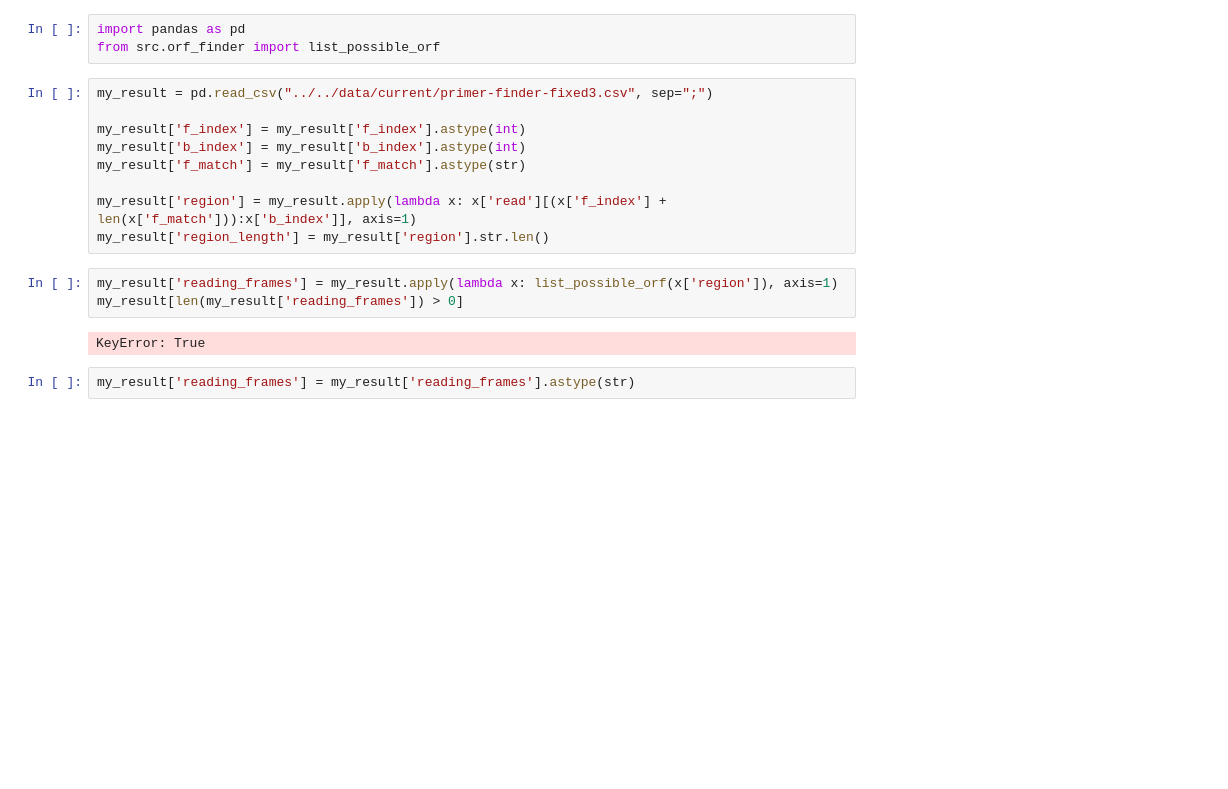
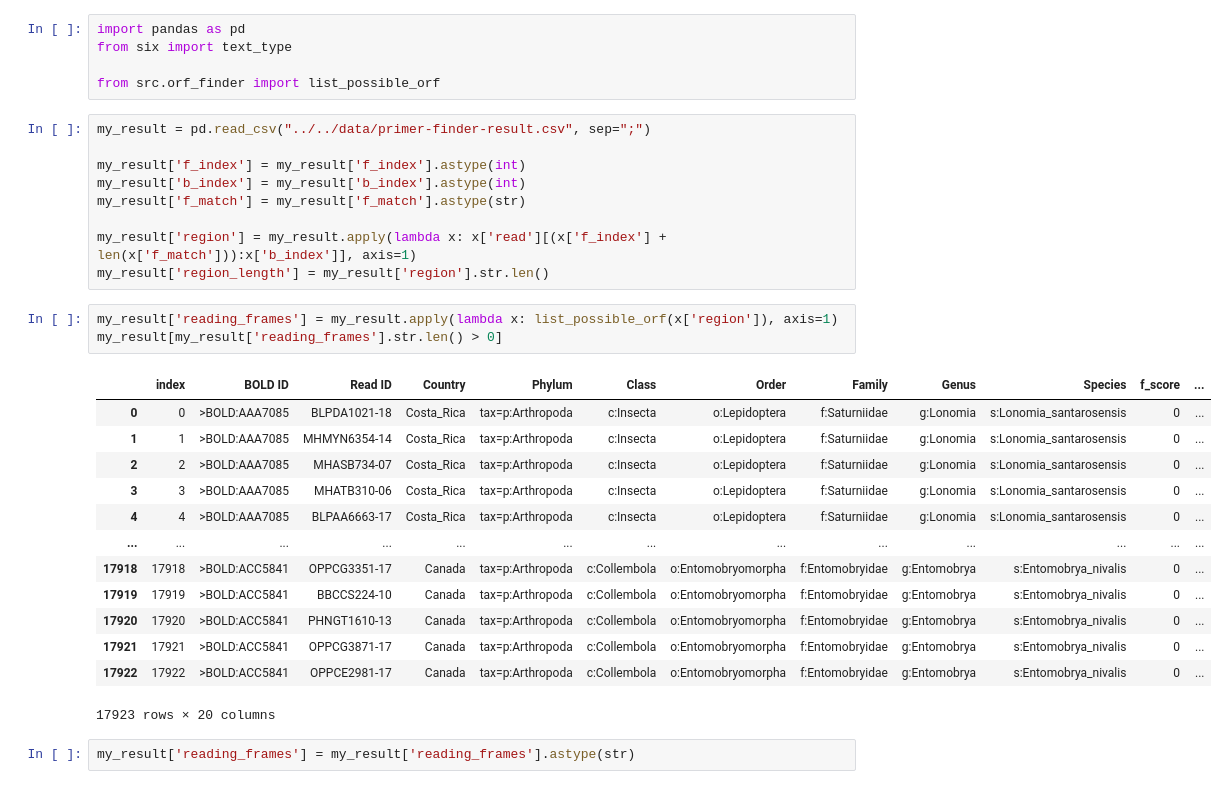
Before and after one commit to Vuju/primer-finder, a Jupyter notebook: src/Notebooks/orf tests.ipynb, the cells around one changed output. Cells and saved outputs as stored; diff of their text form; blank space fills up the shorter version.

```diff
--- a/src/Notebooks/orf tests.ipynb
+++ b/src/Notebooks/orf tests.ipynb
@@ -1,8 +1,10 @@
 # %%
 import pandas as pd
+from six import text_type
+
 from src.orf_finder import list_possible_orf
 # %%
-my_result = pd.read_csv("../../data/current/primer-finder-fixed3.csv", sep=";")
+my_result = pd.read_csv("../../data/primer-finder-result.csv", sep=";")
 
 my_result['f_index'] = my_result['f_index'].astype(int)
 my_result['b_index'] = my_result['b_index'].astype(int)
@@ -12,9 +14,21 @@ my_result['region'] = my_result.apply(lambda x: x['read'][(x['f_index'] + len(x[
 my_result['region_length'] = my_result['region'].str.len()
 # %%
 my_result['reading_frames'] = my_result.apply(lambda x: list_possible_orf(x['region']), axis=1)
-my_result[len(my_result['reading_frames']) > 0]
+my_result[my_result['reading_frames'].str.len() > 0]
 # %% [output]
+|  | index | BOLD ID | Read ID | Country | Phylum | Class | Order | Family | Genus | Species | f_score | ... |
+| 0 | 0 | >BOLD:AAA7085 | BLPDA1021-18 | Costa_Rica | tax=p:Arthropoda | c:Insecta | o:Lepidoptera | f:Saturniidae | g:Lonomia | s:Lonomia_santarosensis | 0 | ... |
+| 1 | 1 | >BOLD:AAA7085 | MHMYN6354-14 | Costa_Rica | tax=p:Arthropoda | c:Insecta | o:Lepidoptera | f:Saturniidae | g:Lonomia | s:Lonomia_santarosensis | 0 | ... |
+| 2 | 2 | >BOLD:AAA7085 | MHASB734-07 | Costa_Rica | tax=p:Arthropoda | c:Insecta | o:Lepidoptera | f:Saturniidae | g:Lonomia | s:Lonomia_santarosensis | 0 | ... |
+| 3 | 3 | >BOLD:AAA7085 | MHATB310-06 | Costa_Rica | tax=p:Arthropoda | c:Insecta | o:Lepidoptera | f:Saturniidae | g:Lonomia | s:Lonomia_santarosensis | 0 | ... |
+| 4 | 4 | >BOLD:AAA7085 | BLPAA6663-17 | Costa_Rica | tax=p:Arthropoda | c:Insecta | o:Lepidoptera | f:Saturniidae | g:Lonomia | s:Lonomia_santarosensis | 0 | ... |
+| ... | ... | ... | ... | ... | ... | ... | ... | ... | ... | ... | ... | ... |
+| 17918 | 17918 | >BOLD:ACC5841 | OPPCG3351-17 | Canada | tax=p:Arthropoda | c:Collembola | o:Entomobryomorpha | f:Entomobryidae | g:Entomobrya | s:Entomobrya_nivalis | 0 | ... |
+| 17919 | 17919 | >BOLD:ACC5841 | BBCCS224-10 | Canada | tax=p:Arthropoda | c:Collembola | o:Entomobryomorpha | f:Entomobryidae | g:Entomobrya | s:Entomobrya_nivalis | 0 | ... |
+| 17920 | 17920 | >BOLD:ACC5841 | PHNGT1610-13 | Canada | tax=p:Arthropoda | c:Collembola | o:Entomobryomorpha | f:Entomobryidae | g:Entomobrya | s:Entomobrya_nivalis | 0 | ... |
+| 17921 | 17921 | >BOLD:ACC5841 | OPPCG3871-17 | Canada | tax=p:Arthropoda | c:Collembola | o:Entomobryomorpha | f:Entomobryidae | g:Entomobrya | s:Entomobrya_nivalis | 0 | ... |
+| 17922 | 17922 | >BOLD:ACC5841 | OPPCE2981-17 | Canada | tax=p:Arthropoda | c:Collembola | o:Entomobryomorpha | f:Entomobryidae | g:Entomobrya | s:Entomobrya_nivalis | 0 | ... |
-KeyError: True
+17923 rows × 20 columns
 # %%
 my_result['reading_frames'] = my_result['reading_frames'].astype(str)
 # %%
```
Also changed, not shown: parts of 5 cells of this notebook, 1 other file.
